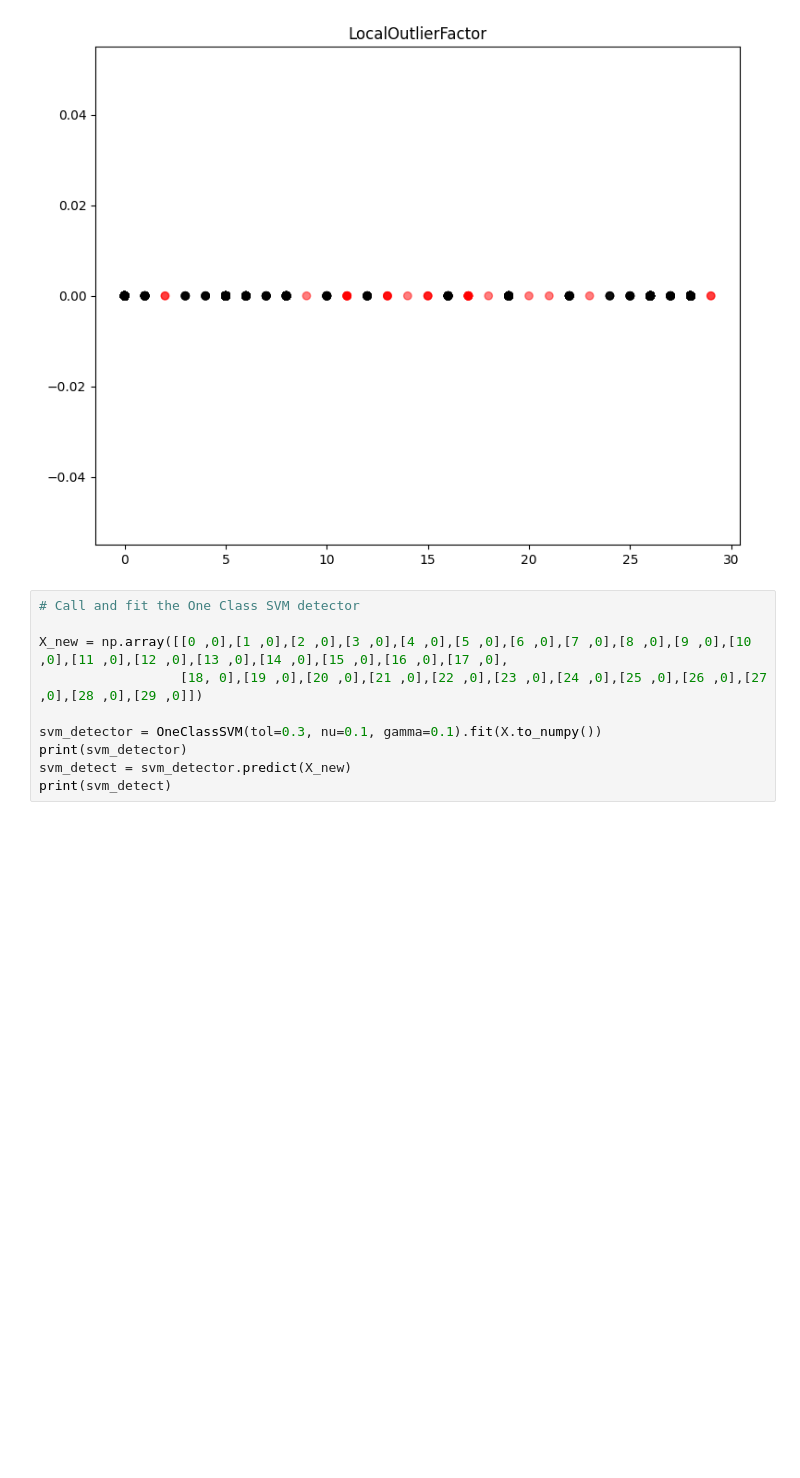
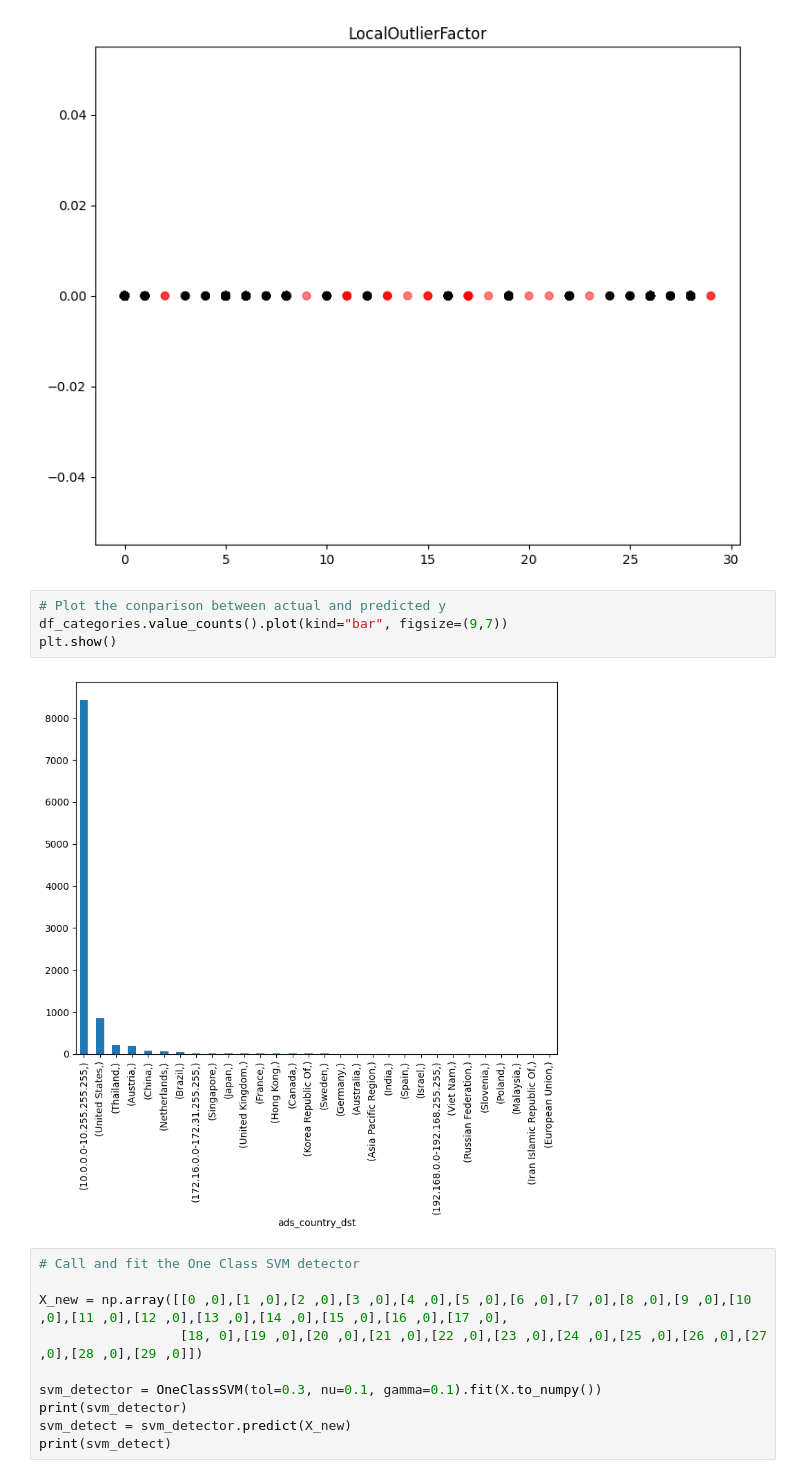
Before and after one commit to rtaf-soc/rtarf-ml-training-api, a Jupyter notebook: nb-test3.ipynb, the cells around one changed output. Drawn from its saved outputs; the diff is of its cells as text; blank space fills up the shorter version.

```diff
--- a/nb-test3.ipynb
+++ b/nb-test3.ipynb
@@ -258,6 +258,12 @@ plt.title("LocalOutlierFactor")
 plt.show()
 # %% [output]
 [figure]
+# %%
+# Plot the conparison between actual and predicted y
+df_categories.value_counts().plot(kind="bar", figsize=(9,7))
+plt.show()
+# %% [output]
+[figure, added]
 # %%
 # Call and fit the One Class SVM detector
 
```
